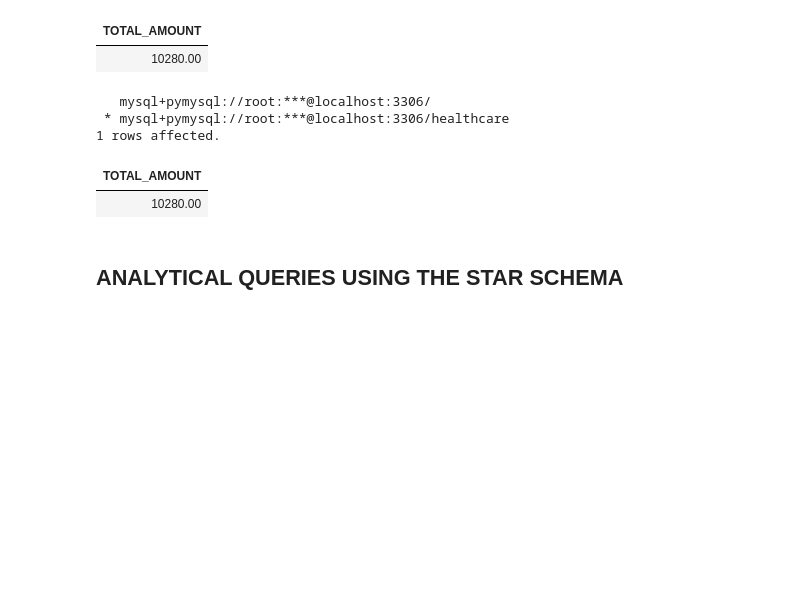
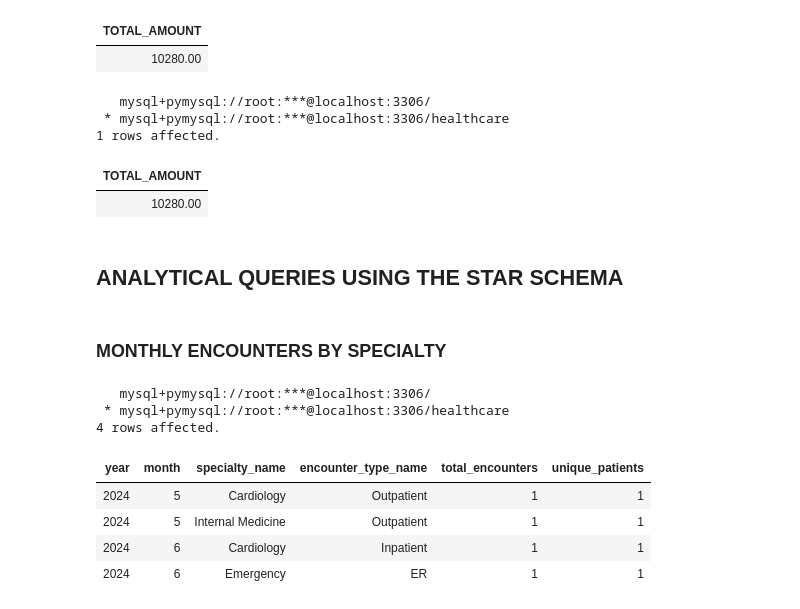
Before and after one commit to PercyAyimbilaNsolemna/Health_Analytics, a Jupyter notebook: Notebooks/healthcareAnalytics.ipynb, the cells around one changed output. Saved outputs shown, nothing was run; the diff lists cells and outputs as text; code cells hidden in the pictures; blank space fills up the shorter version.

```diff
--- a/Notebooks/healthcareAnalytics.ipynb
+++ b/Notebooks/healthcareAnalytics.ipynb
@@ -990,3 +990,20 @@ FROM fact_encounter;
 | 10280.00 |
 # %% [markdown]
 ## **ANALYTICAL QUERIES USING THE STAR SCHEMA**
+# %% [markdown]
+### **MONTHLY ENCOUNTERS BY SPECIALTY**
+# %%
+#Reads the sql script
+monthlyEncountersContent = read_sql_file(project_root / "OLAP" / "Analytical_Queries" / "monthlyEncounters.sql")
+
+#Creates the orders table
+%sql $monthlyEncountersContent;
+# %% [output]
+   mysql+pymysql://root:***@localhost:3306/
+ * mysql+pymysql://root:***@localhost:3306/healthcare
+4 rows affected.
+| year | month | specialty_name | encounter_type_name | total_encounters | unique_patients |
+| 2024 | 5 | Cardiology | Outpatient | 1 | 1 |
+| 2024 | 5 | Internal Medicine | Outpatient | 1 | 1 |
+| 2024 | 6 | Cardiology | Inpatient | 1 | 1 |
+| 2024 | 6 | Emergency | ER | 1 | 1 |
```
Also changed, not shown: parts of 9 cells of this notebook.
